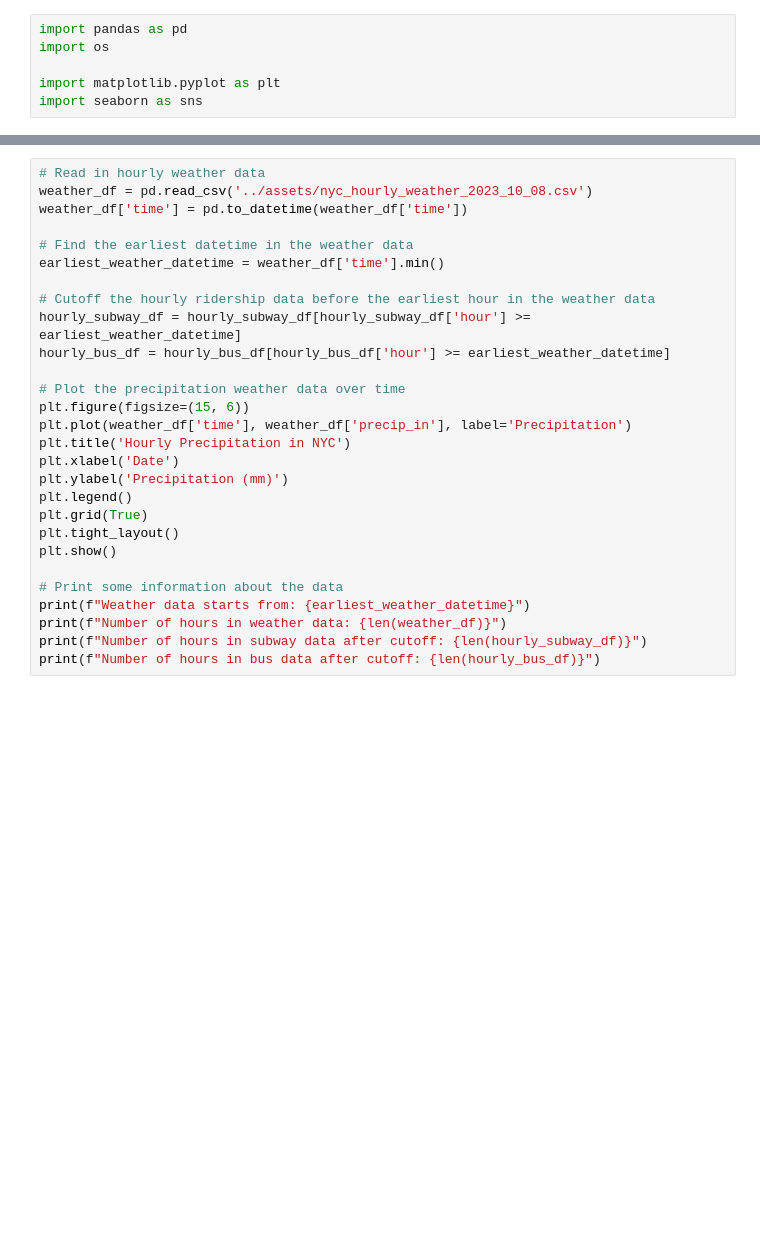
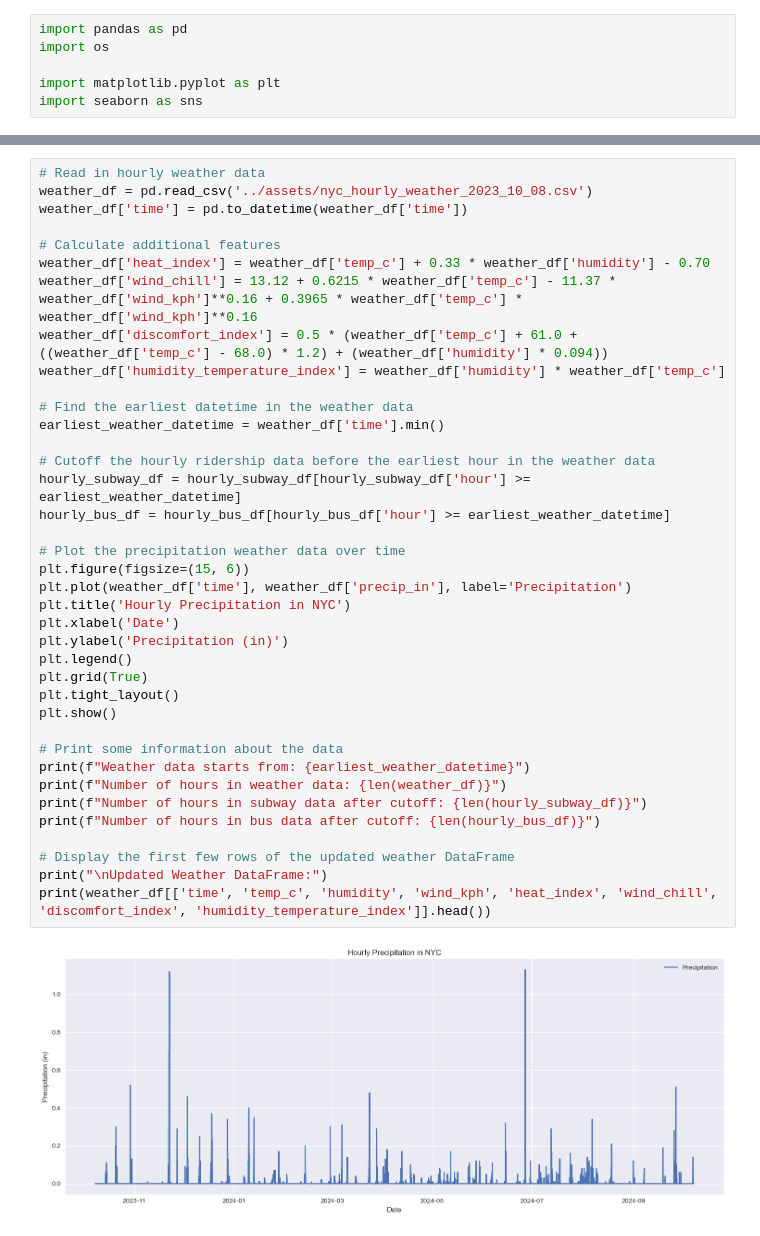
Before and after one commit to perryascott/MTA-Weather-Based-Prediction, a Jupyter notebook: notebooks/model_seasonalities_hourly.ipynb, the cells around one changed output, grey strips where cells are left out. Cells and saved outputs as stored; diff of their text form; blank space fills up the shorter version.

Commit message:
adding discomfort index and other factors

```diff
--- a/notebooks/model_seasonalities_hourly.ipynb
+++ b/notebooks/model_seasonalities_hourly.ipynb
@@ -227,28 +304,40 @@ plot_decomposition(bus_decomposition, 'Bus Ridership - MSTL Decomposition', hour
 # %%
 # Read in hourly weather data
 weather_df = pd.read_csv('../assets/nyc_hourly_weather_2023_10_08.csv')
 weather_df['time'] = pd.to_datetime(weather_df['time'])
+
+# Calculate additional features
+weather_df['heat_index'] = weather_df['temp_c'] + 0.33 * weather_df['humidity'] - 0.70
+weather_df['wind_chill'] = 13.12 + 0.6215 * weather_df['temp_c'] - 11.37 * weather_df['wind_kph']**0.16 + 0.3965 * weather_df['temp_c'] * weather_df['wind_kph']**0.16
+weather_df['discomfort_index'] = 0.5 * (weather_df['temp_c'] + 61.0 + ((weather_df['temp_c'] - 68.0) * 1.2) + (weather_df['humidity'] * 0.094))
+weather_df['humidity_temperature_index'] = weather_df['humidity'] * weather_df['temp_c']
 
 # Find the earliest datetime in the weather data
 earliest_weather_datetime = weather_df['time'].min()
 
 # Cutoff the hourly ridership data before the earliest hour in the weather data
 hourly_subway_df = hourly_subway_df[hourly_subway_df['hour'] >= earliest_weather_datetime]
 hourly_bus_df = hourly_bus_df[hourly_bus_df['hour'] >= earliest_weather_datetime]
 
 # Plot the precipitation weather data over time
 plt.figure(figsize=(15, 6))
 plt.plot(weather_df['time'], weather_df['precip_in'], label='Precipitation')
 plt.title('Hourly Precipitation in NYC')
 plt.xlabel('Date')
-plt.ylabel('Precipitation (mm)')
+plt.ylabel('Precipitation (in)')
 plt.legend()
 plt.grid(True)
 plt.tight_layout()
 plt.show()
 
 # Print some information about the data
 print(f"Weather data starts from: {earliest_weather_datetime}")
 print(f"Number of hours in weather data: {len(weather_df)}")
 print(f"Number of hours in subway data after cutoff: {len(hourly_subway_df)}")
 print(f"Number of hours in bus data after cutoff: {len(hourly_bus_df)}")
+
+# Display the first few rows of the updated weather DataFrame
+print("\nUpdated Weather DataFrame:")
+print(weather_df[['time', 'temp_c', 'humidity', 'wind_kph', 'heat_index', 'wind_chill', 'discomfort_index', 'humidity_temperature_index']].head())
+# %% [output]
+[figure, added]
```
Also changed, not shown: parts of 8 cells of this notebook.
